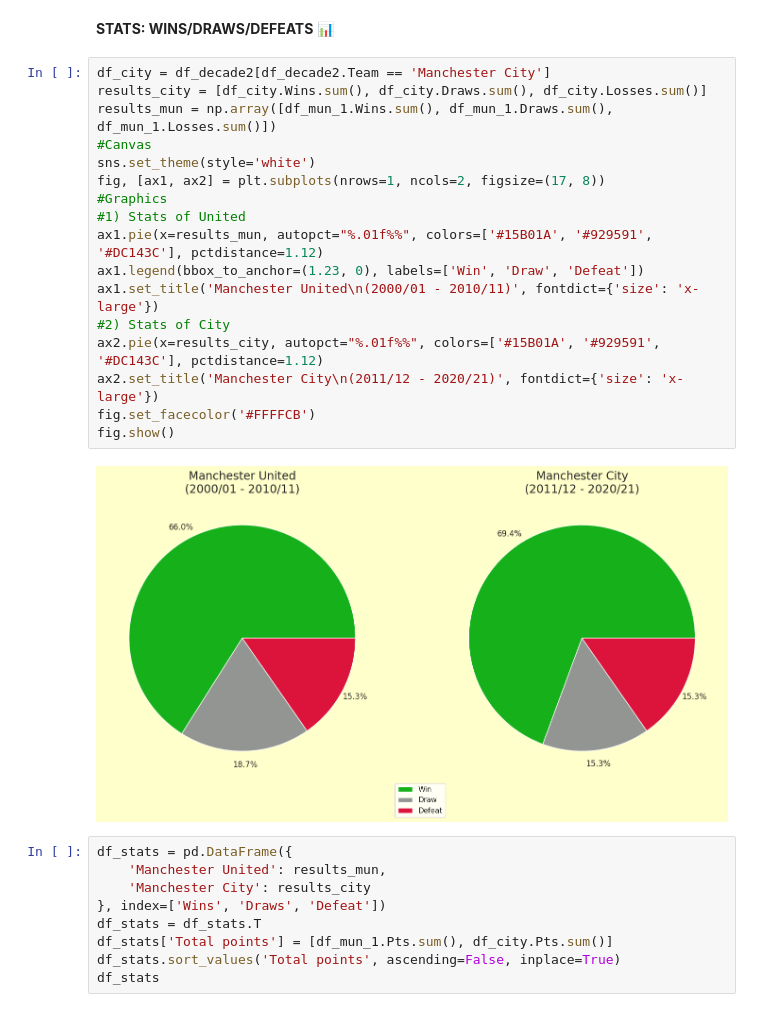
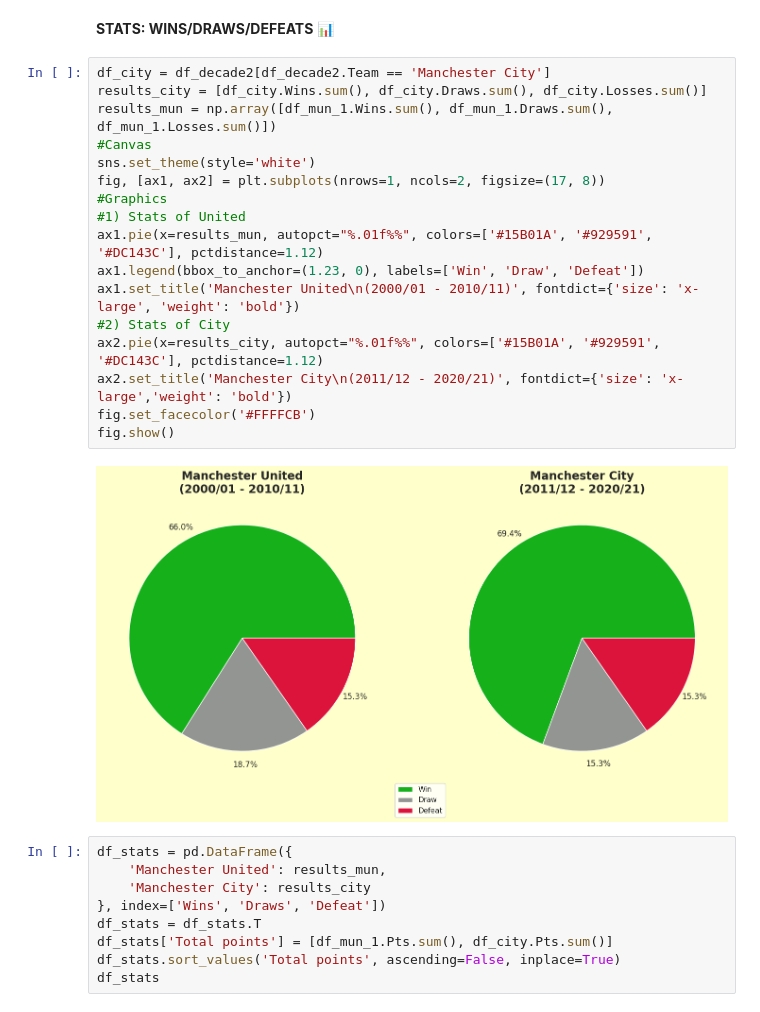
Before and after one commit to CarlosFOL/Premier_League, a Jupyter notebook: notebook.ipynb, the cells around one changed output. Drawn from its saved outputs; the diff is of its cells as text.

Commit message:
City records

```diff
--- a/notebook.ipynb
+++ b/notebook.ipynb
@@ -397,22 +401,22 @@ Unfortunately, Manchester United didn't have the same luck as in the last 10 yea
 # %%
 df_city = df_decade2[df_decade2.Team == 'Manchester City']
 results_city = [df_city.Wins.sum(), df_city.Draws.sum(), df_city.Losses.sum()]
 results_mun = np.array([df_mun_1.Wins.sum(), df_mun_1.Draws.sum(), df_mun_1.Losses.sum()])
 #Canvas
 sns.set_theme(style='white')
 fig, [ax1, ax2] = plt.subplots(nrows=1, ncols=2, figsize=(17, 8))
 #Graphics
 #1) Stats of United
 ax1.pie(x=results_mun, autopct="%.01f%%", colors=['#15B01A', '#929591', '#DC143C'], pctdistance=1.12)
 ax1.legend(bbox_to_anchor=(1.23, 0), labels=['Win', 'Draw', 'Defeat'])
-ax1.set_title('Manchester United\n(2000/01 - 2010/11)', fontdict={'size': 'x-large'})
+ax1.set_title('Manchester United\n(2000/01 - 2010/11)', fontdict={'size': 'x-large', 'weight': 'bold'})
 #2) Stats of City
 ax2.pie(x=results_city, autopct="%.01f%%", colors=['#15B01A', '#929591', '#DC143C'], pctdistance=1.12)
-ax2.set_title('Manchester City\n(2011/12 - 2020/21)', fontdict={'size': 'x-large'})
+ax2.set_title('Manchester City\n(2011/12 - 2020/21)', fontdict={'size': 'x-large','weight': 'bold'})
 fig.set_facecolor('#FFFFCB')
 fig.show()
 # %% [output]
-[figure, old version]
+[figure, new version]
 # %%
 df_stats = pd.DataFrame({
     'Manchester United': results_mun,
```
Also changed, not shown: parts of 26 cells of this notebook.
